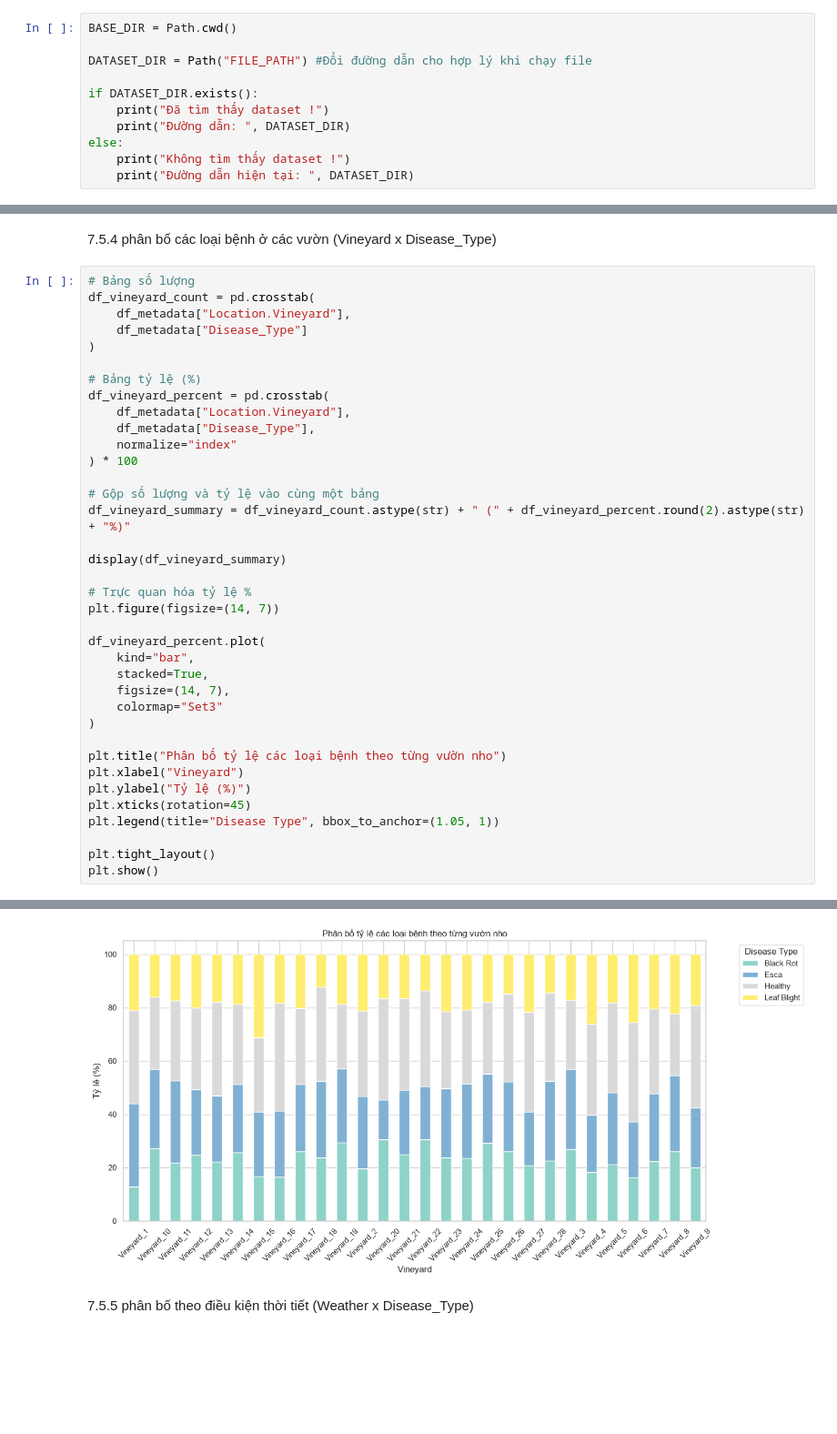
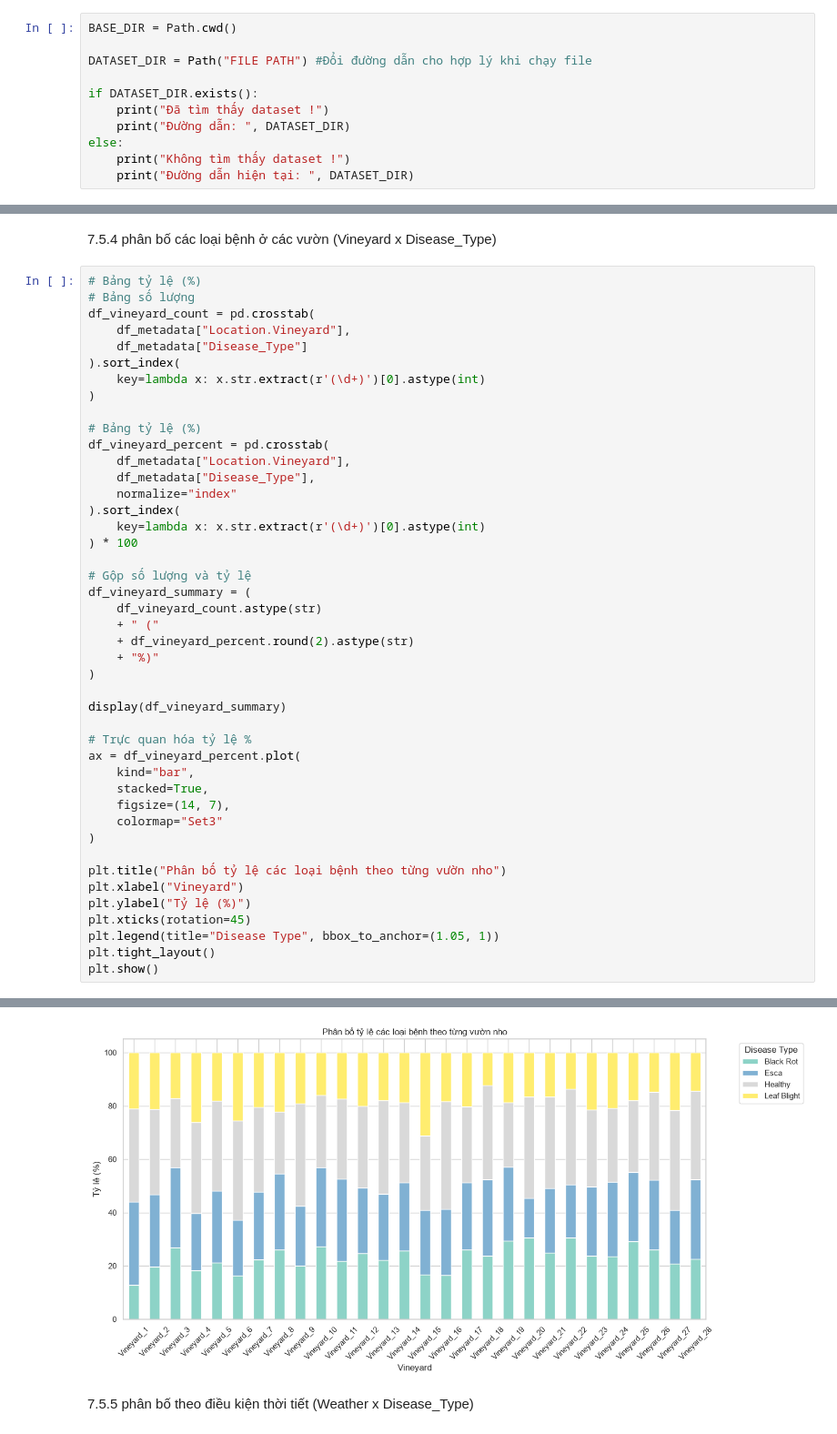
Before and after one commit to KasuraNguyen/Smart-Vineyard, a Jupyter notebook: Notebook/EDA.ipynb, the cells around one changed output, grey strips where cells are left out. Shown at 91% size. Saved outputs shown, nothing was run; the diff lists cells and outputs as text; blank space fills up the shorter version.

```diff
--- a/Notebook/EDA.ipynb
+++ b/Notebook/EDA.ipynb
@@ -47,7 +47,7 @@ print("Đã import thư viện thành công")
 # %%
 BASE_DIR = Path.cwd()
 
-DATASET_DIR = Path("FILE_PATH") #Đổi đường dẫn cho hợp lý khi chạy file
+DATASET_DIR = Path("FILE PATH") #Đổi đường dẫn cho hợp lý khi chạy file
 
 if DATASET_DIR.exists():
     print("Đã tìm thấy dataset !")
@@ -423,10 +429,13 @@ plt.show()
 # %% [markdown]
 7.5.4 phân bố các loại bệnh ở các vườn (Vineyard x Disease_Type)
 # %%
+# Bảng tỷ lệ (%)
 # Bảng số lượng
 df_vineyard_count = pd.crosstab(
     df_metadata["Location.Vineyard"],
     df_metadata["Disease_Type"]
+).sort_index(
+    key=lambda x: x.str.extract(r'(\d+)')[0].astype(int)
 )
 
 # Bảng tỷ lệ (%)
@@ -434,17 +443,22 @@ df_vineyard_percent = pd.crosstab(
     df_metadata["Location.Vineyard"],
     df_metadata["Disease_Type"],
     normalize="index"
+).sort_index(
+    key=lambda x: x.str.extract(r'(\d+)')[0].astype(int)
 ) * 100
 
-# Gộp số lượng và tỷ lệ vào cùng một bảng
-df_vineyard_summary = df_vineyard_count.astype(str) + " (" + df_vineyard_percent.round(2).astype(str) + "%)"
+# Gộp số lượng và tỷ lệ
+df_vineyard_summary = (
+    df_vineyard_count.astype(str)
+    + " ("
+    + df_vineyard_percent.round(2).astype(str)
+    + "%)"
+)
 
 display(df_vineyard_summary)
 
 # Trực quan hóa tỷ lệ %
-plt.figure(figsize=(14, 7))
-
-df_vineyard_percent.plot(
+ax = df_vineyard_percent.plot(
     kind="bar",
     stacked=True,
     figsize=(14, 7),
@@ -456,7 +470,6 @@ plt.xlabel("Vineyard")
 plt.ylabel("Tỷ lệ (%)")
 plt.xticks(rotation=45)
 plt.legend(title="Disease Type", bbox_to_anchor=(1.05, 1))
-
 plt.tight_layout()
 plt.show()
 # %% [output]
@@ -482,4 +494,4 @@ plt.show()
-[figure, old version]
+[figure, new version]
 # %% [markdown]
 7.5.5 phân bố theo điều kiện thời tiết (Weather x Disease_Type)
 # %%
```
Also changed, not shown: parts of 14 cells of this notebook.
